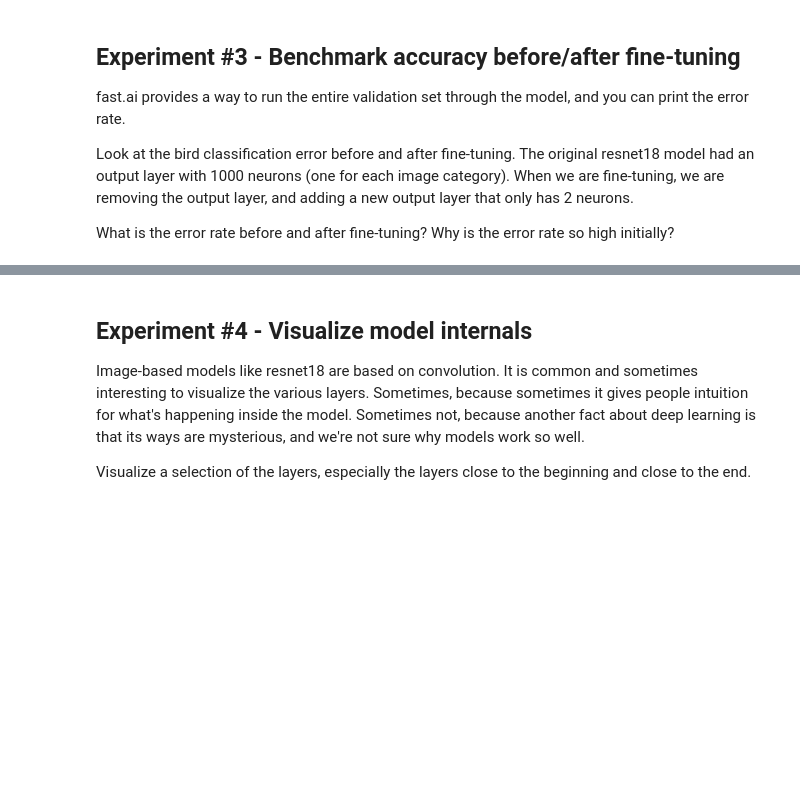
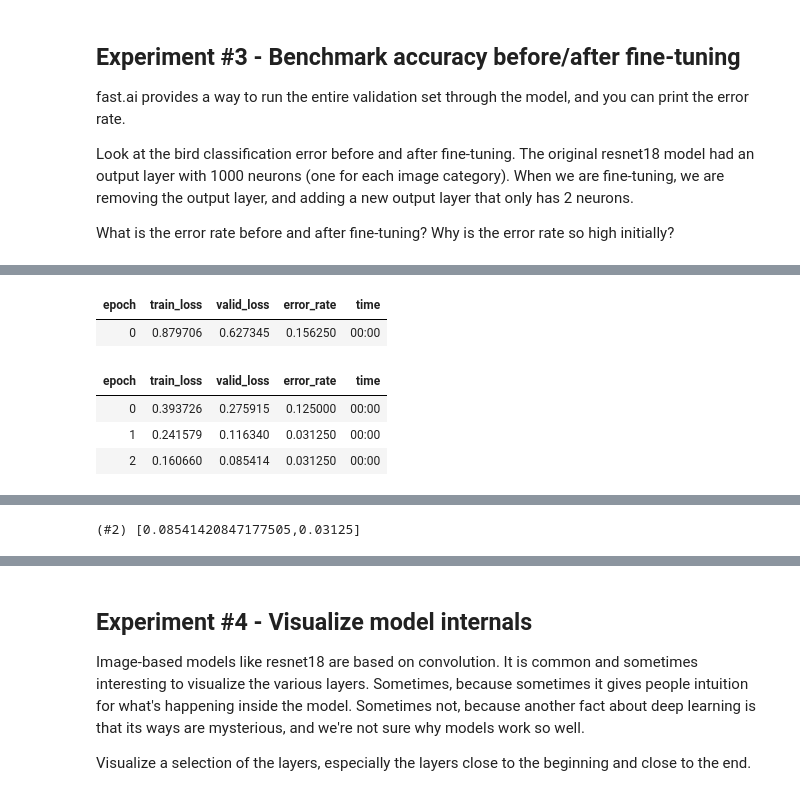
Before and after one commit to praneethys/codepath-bootcamp, a Jupyter notebook: notebooks/AI_LLM_for_Devs_Week_1_Experiment_notebook.ipynb, the cells around one changed output, grey strips where cells are left out. Cells and saved outputs as stored; diff of their text form; code cells hidden in the pictures; blank space fills up the shorter version.

```diff
--- a/notebooks/AI_LLM_for_Devs_Week_1_Experiment_notebook.ipynb
+++ b/notebooks/AI_LLM_for_Devs_Week_1_Experiment_notebook.ipynb
@@ -261,0 +271,10 @@ What is the error rate before and after fine-tuning? Why is the error rate so hi
+# %%
+learn.fine_tune(3)
+learn.validate()
+# %% [output]
+| epoch | train_loss | valid_loss | error_rate | time |
+| 0 | 0.879706 | 0.627345 | 0.156250 | 00:00 |
+| epoch | train_loss | valid_loss | error_rate | time |
+| 0 | 0.393726 | 0.275915 | 0.125000 | 00:00 |
+| 1 | 0.241579 | 0.116340 | 0.031250 | 00:00 |
+| 2 | 0.160660 | 0.085414 | 0.031250 | 00:00 |
@@ -261,0 +282 @@ What is the error rate before and after fine-tuning? Why is the error rate so hi
+(#2) [0.08541420847177505,0.03125]
```
Also changed, not shown: parts of 14 cells of this notebook.
